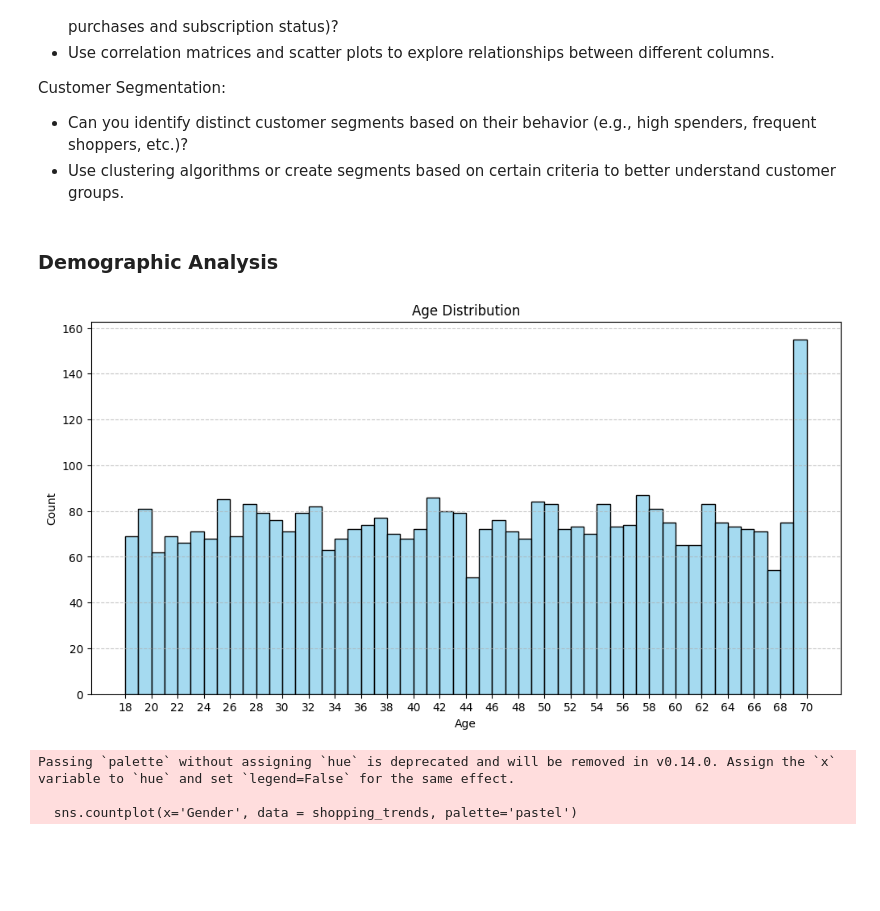
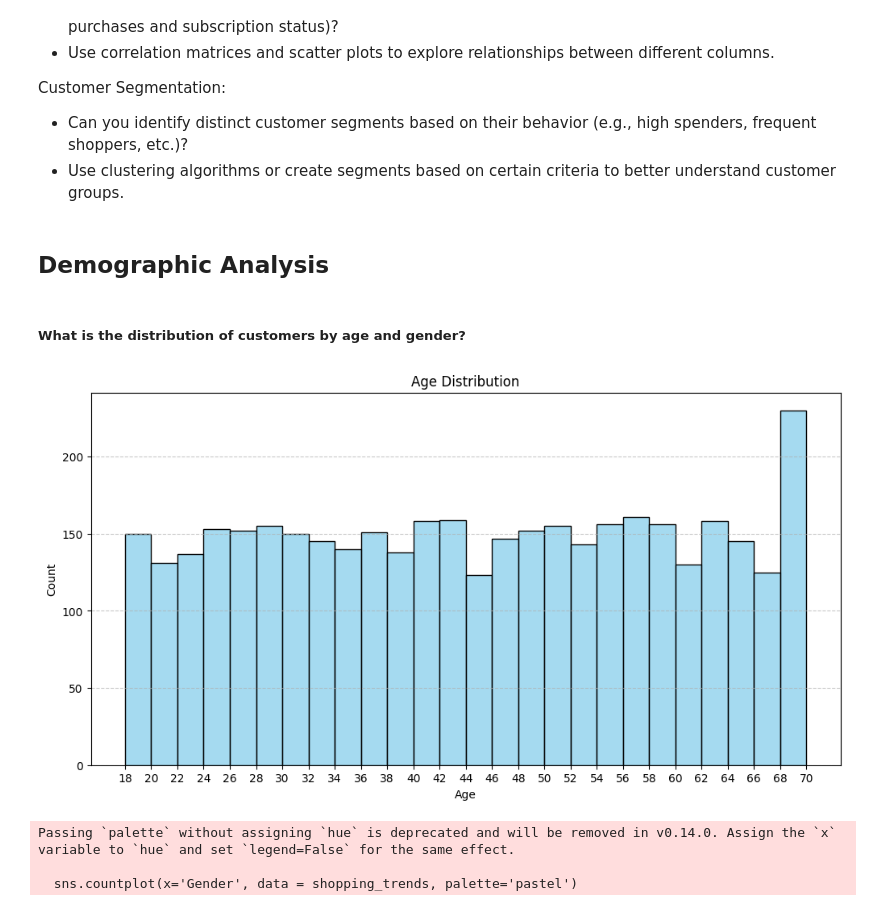
Before and after one commit to melvinquashie/Consumer-Behavior-and-Shopping-Habits, a Jupyter notebook: Consumer Behavior and Shopping Habits/Untitled-1.ipynb, the cells around one changed output. Cells and saved outputs as stored; diff of their text form; code cells hidden in the pictures; blank space fills up the shorter version.

Commit message:
Demographic analysis completed

```diff
--- a/Consumer Behavior and Shopping Habits/Untitled-1.ipynb
+++ b/Consumer Behavior and Shopping Habits/Untitled-1.ipynb
@@ -254,25 +254,27 @@ Customer Segmentation:
 * Can you identify distinct customer segments based on their behavior (e.g., high spenders, frequent shoppers, etc.)?
 * Use clustering algorithms or create segments based on certain criteria to better understand customer groups.
 # %% [markdown]
-### Demographic Analysis
+## Demographic Analysis
+# %% [markdown]
+##### What is the distribution of customers by age and gender?
 # %%
 # Distribution by age
 # Create a bar chart or histogram for age distribution
 plt.figure(figsize=(12, 6))
-sns.histplot(shopping_trends['Age'], bins=52, kde=False, color='skyblue')
+sns.histplot(shopping_trends['Age'], bins=26, kde=False, color='skyblue')
 plt.title('Age Distribution')
 plt.xlabel('Age')
 plt.ylabel('Count')
 
 # Adjusting x-axis ticks for better readability
 plt.xticks(range(18, 71, 2))  # Adjust the range and step size based on your data
 
 # Adding grid lines
 plt.grid(axis='y', linestyle='--', alpha=0.7)
 
 plt.show()
 # %% [output]
-[figure, old version]
+[figure, new version]
 # %%
 # Distribution by gender:
 plt.figure(figsize=(8, 5))
```
Also changed, not shown: parts of 9 cells of this notebook.
